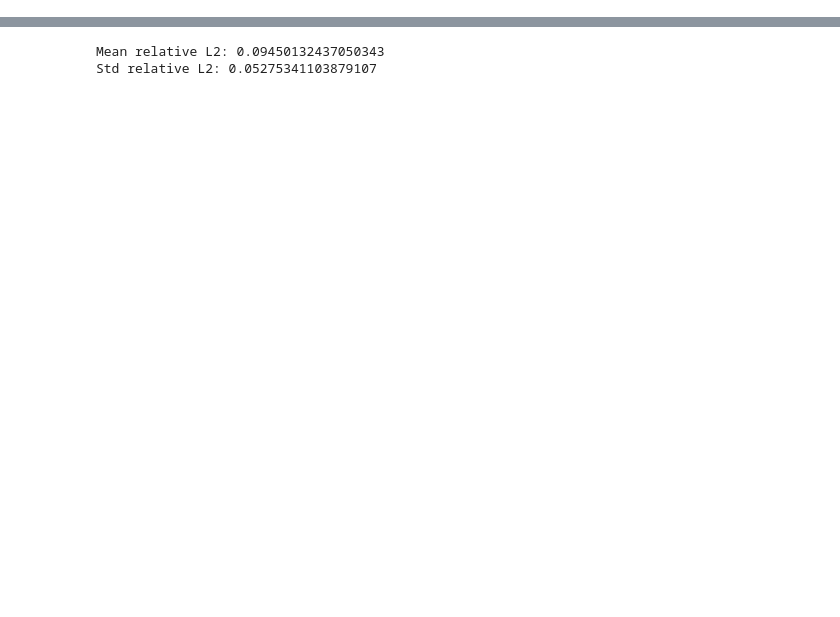
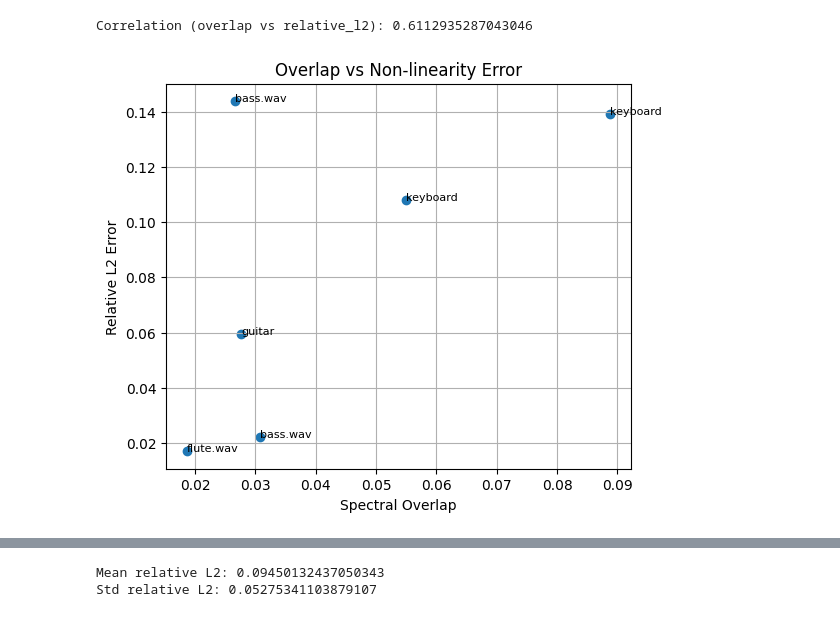
Before and after one commit to Bierc/spectrogram-analysis, a Jupyter notebook: notebooks/01_stft_mixture_analysis.ipynb, the cells around one changed output, grey strips where cells are left out. Saved outputs shown, nothing was run; the diff lists cells and outputs as text; code cells hidden in the pictures; blank space fills up the shorter version.

```diff
--- a/notebooks/01_stft_mixture_analysis.ipynb
+++ b/notebooks/01_stft_mixture_analysis.ipynb
@@ -109,3 +236,24 @@ df
+# %%
+corr = df["overlap"].corr(df["relative_l2"])
+print("Correlation (overlap vs relative_l2):", corr)
+# %% [output]
+Correlation (overlap vs relative_l2): 0.6112935287043046
+# %%
+import matplotlib.pyplot as plt
+
+plt.figure(figsize=(6, 5))
+plt.scatter(df["overlap"], df["relative_l2"])
+
+for i, row in df.iterrows():
+    plt.text(row["overlap"], row["relative_l2"], row["file_x"].split("_")[1], fontsize=8)
+
+plt.xlabel("Spectral Overlap")
+plt.ylabel("Relative L2 Error")
+plt.title("Overlap vs Non-linearity Error")
+plt.grid(True)
+plt.show()
+# %% [output]
+[figure, added]
 # %%
 df.describe()
 # %% [output]
```
Also changed, not shown: parts of 15 cells of this notebook, 59 other files.
